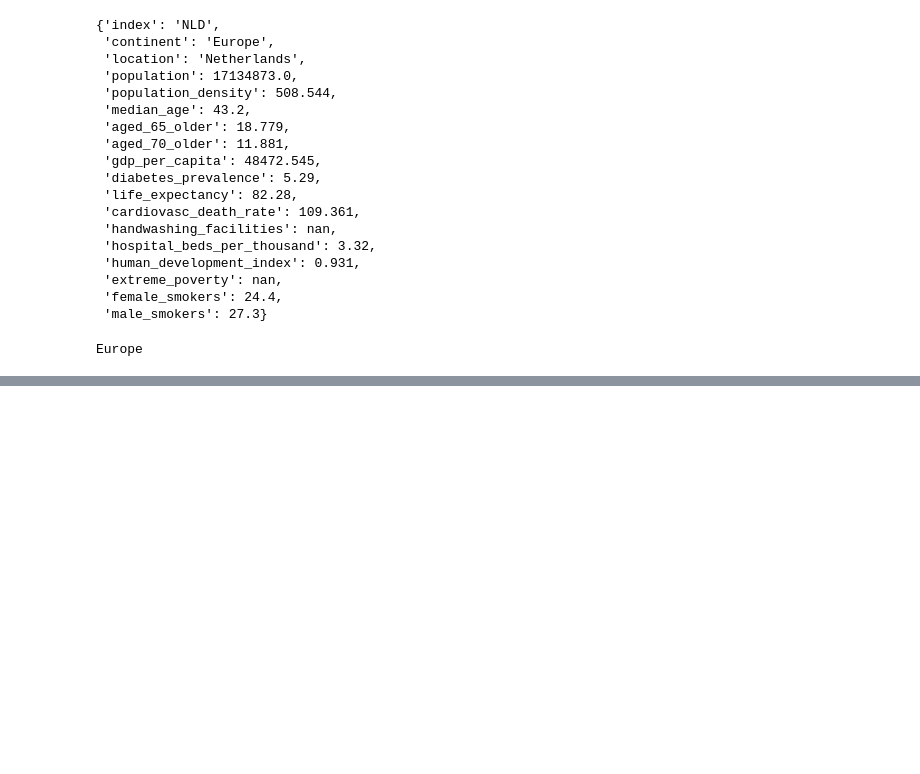
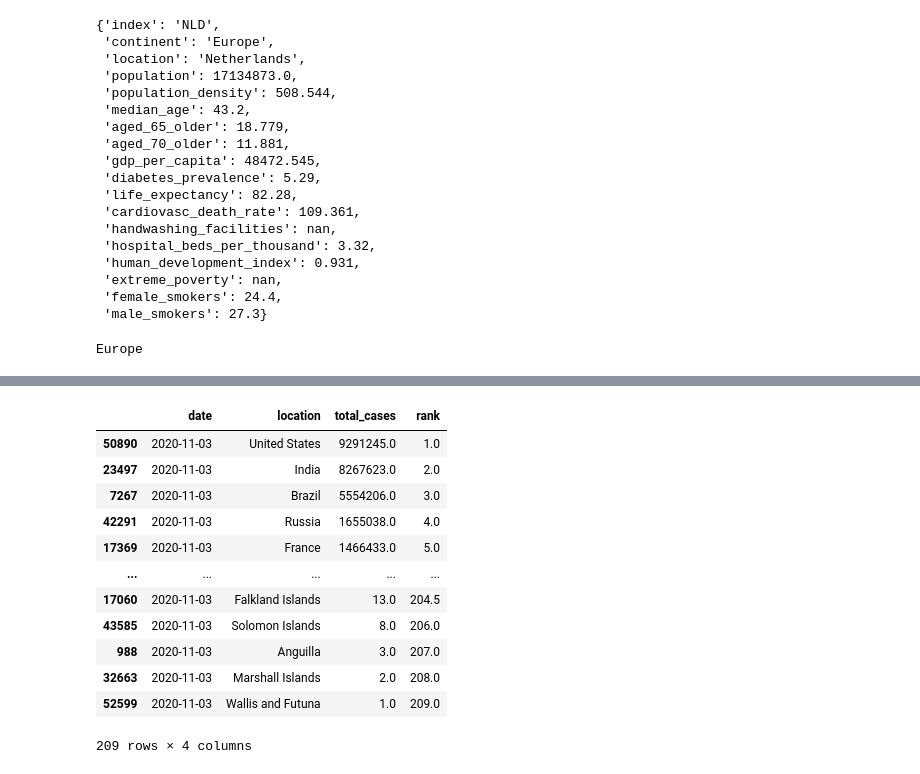
Before and after one commit to teguhsam/Covid19-dashboards, a Jupyter notebook: Notebook.ipynb, the cells around one changed output, grey strips where cells are left out. Cells and saved outputs as stored; diff of their text form; code cells hidden in the pictures; blank space fills up the shorter version.

```diff
--- a/Notebook.ipynb
+++ b/Notebook.ipynb
@@ -228,0 +257,20 @@ contr_list = country_information[country_information['continent'] == continent][
+# %%
+order_case_list = ['date', 'location', 'total_cases']
+ordered_cases = combined_df[combined_df['date'] == str(today)][order_case_list]
+ordered_cases = ordered_cases[ordered_cases['location'] != 'World'].sort_values('total_cases',ascending = False)
+ordered_cases['rank'] = ordered_cases['total_cases'].rank(ascending = False)
+ordered_cases
+# %% [output]
+|  | date | location | total_cases | rank |
+| 50890 | 2020-11-03 | United States | 9291245.0 | 1.0 |
+| 23497 | 2020-11-03 | India | 8267623.0 | 2.0 |
+| 7267 | 2020-11-03 | Brazil | 5554206.0 | 3.0 |
+| 42291 | 2020-11-03 | Russia | 1655038.0 | 4.0 |
+| 17369 | 2020-11-03 | France | 1466433.0 | 5.0 |
+| ... | ... | ... | ... | ... |
+| 17060 | 2020-11-03 | Falkland Islands | 13.0 | 204.5 |
+| 43585 | 2020-11-03 | Solomon Islands | 8.0 | 206.0 |
+| 988 | 2020-11-03 | Anguilla | 3.0 | 207.0 |
+| 32663 | 2020-11-03 | Marshall Islands | 2.0 | 208.0 |
+| 52599 | 2020-11-03 | Wallis and Futuna | 1.0 | 209.0 |
+209 rows × 4 columns
```
Also changed, not shown: parts of 13 cells of this notebook, 5 other files.
